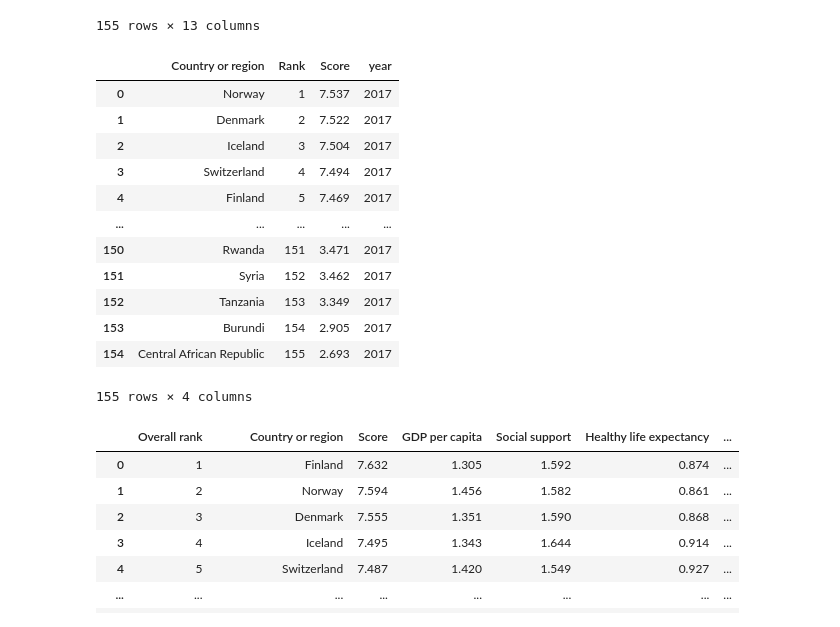
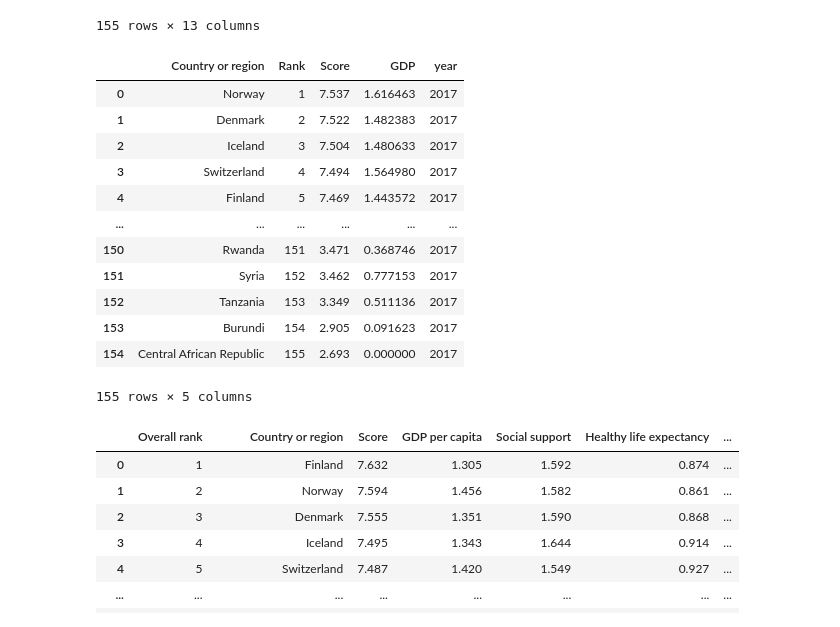
Before and after one commit to littlewhitecatdoge/Worldwide_Happiness_Report-data-visualation, a Jupyter notebook: data/clean.ipynb, the cells around one changed output. Cells and saved outputs as stored; diff of their text form; code cells hidden in the pictures.

```diff
--- a/data/clean.ipynb
+++ b/data/clean.ipynb
@@ -91,23 +91,23 @@ df2017
 | 154 | Central African Republic | 155 | 2.693 | 2.864884 | 2.521116 | 0.000000 | 0.000000 | ... |
 155 rows × 13 columns
 # %%
-df2017=df2017[["Country","Happiness.Rank","Happiness.Score","year"]]
-df2017.columns=["Country or region","Rank","Score","year"]
+df2017=df2017[["Country","Happiness.Rank","Happiness.Score","Economy..GDP.per.Capita.","year"]]
+df2017.columns=["Country or region","Rank","Score","GDP","year"]
 df2017
 # %% [output]
-|  | Country or region | Rank | Score | year |
-| 0 | Norway | 1 | 7.537 | 2017 |
-| 1 | Denmark | 2 | 7.522 | 2017 |
-| 2 | Iceland | 3 | 7.504 | 2017 |
-| 3 | Switzerland | 4 | 7.494 | 2017 |
-| 4 | Finland | 5 | 7.469 | 2017 |
-| ... | ... | ... | ... | ... |
-| 150 | Rwanda | 151 | 3.471 | 2017 |
-| 151 | Syria | 152 | 3.462 | 2017 |
-| 152 | Tanzania | 153 | 3.349 | 2017 |
-| 153 | Burundi | 154 | 2.905 | 2017 |
-| 154 | Central African Republic | 155 | 2.693 | 2017 |
+|  | Country or region | Rank | Score | GDP | year |
+| 0 | Norway | 1 | 7.537 | 1.616463 | 2017 |
+| 1 | Denmark | 2 | 7.522 | 1.482383 | 2017 |
+| 2 | Iceland | 3 | 7.504 | 1.480633 | 2017 |
+| 3 | Switzerland | 4 | 7.494 | 1.564980 | 2017 |
+| 4 | Finland | 5 | 7.469 | 1.443572 | 2017 |
+| ... | ... | ... | ... | ... | ... |
+| 150 | Rwanda | 151 | 3.471 | 0.368746 | 2017 |
+| 151 | Syria | 152 | 3.462 | 0.777153 | 2017 |
+| 152 | Tanzania | 153 | 3.349 | 0.511136 | 2017 |
+| 153 | Burundi | 154 | 2.905 | 0.091623 | 2017 |
+| 154 | Central African Republic | 155 | 2.693 | 0.000000 | 2017 |
-155 rows × 4 columns
+155 rows × 5 columns
 # %%
 df2018=pd.read_csv("2018.csv")
 df2018["year"]=2018
```
Also changed, not shown: parts of 10 cells of this notebook, 6 other files.
